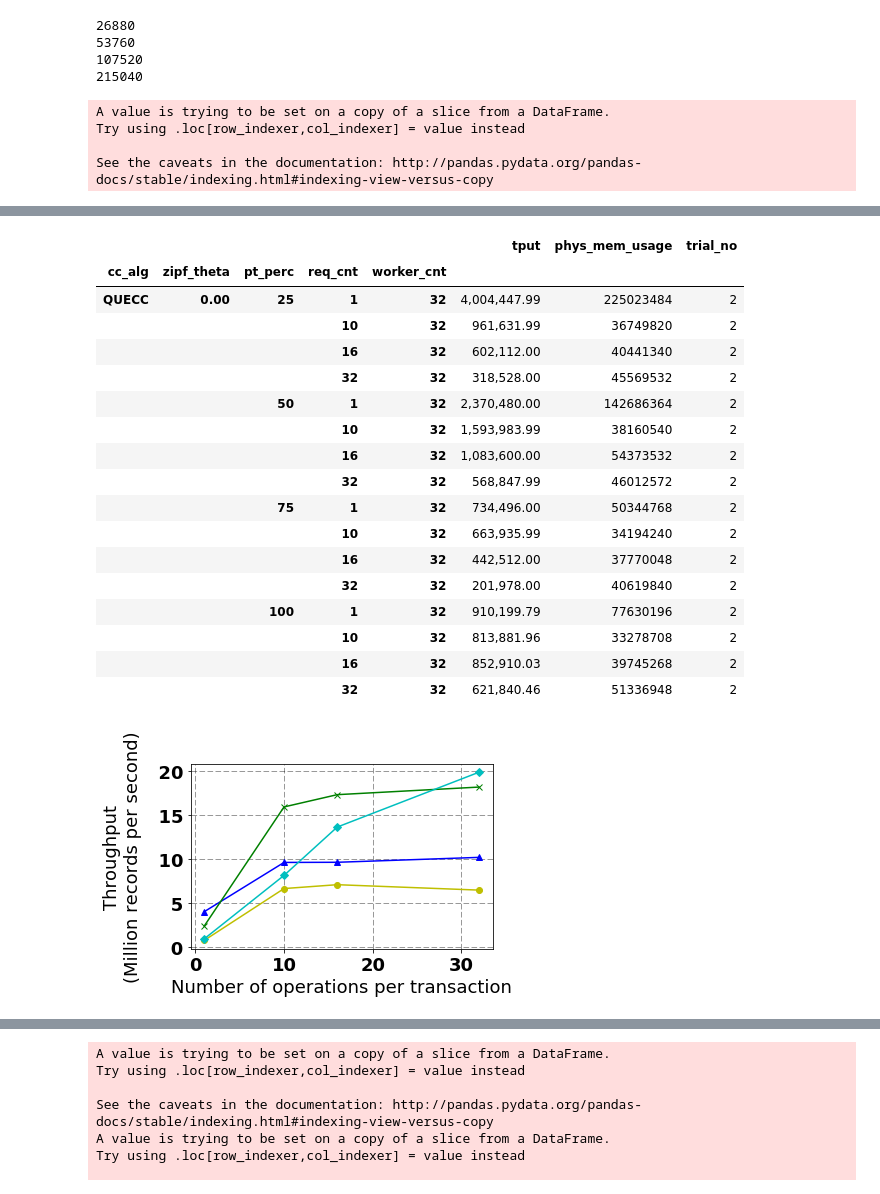
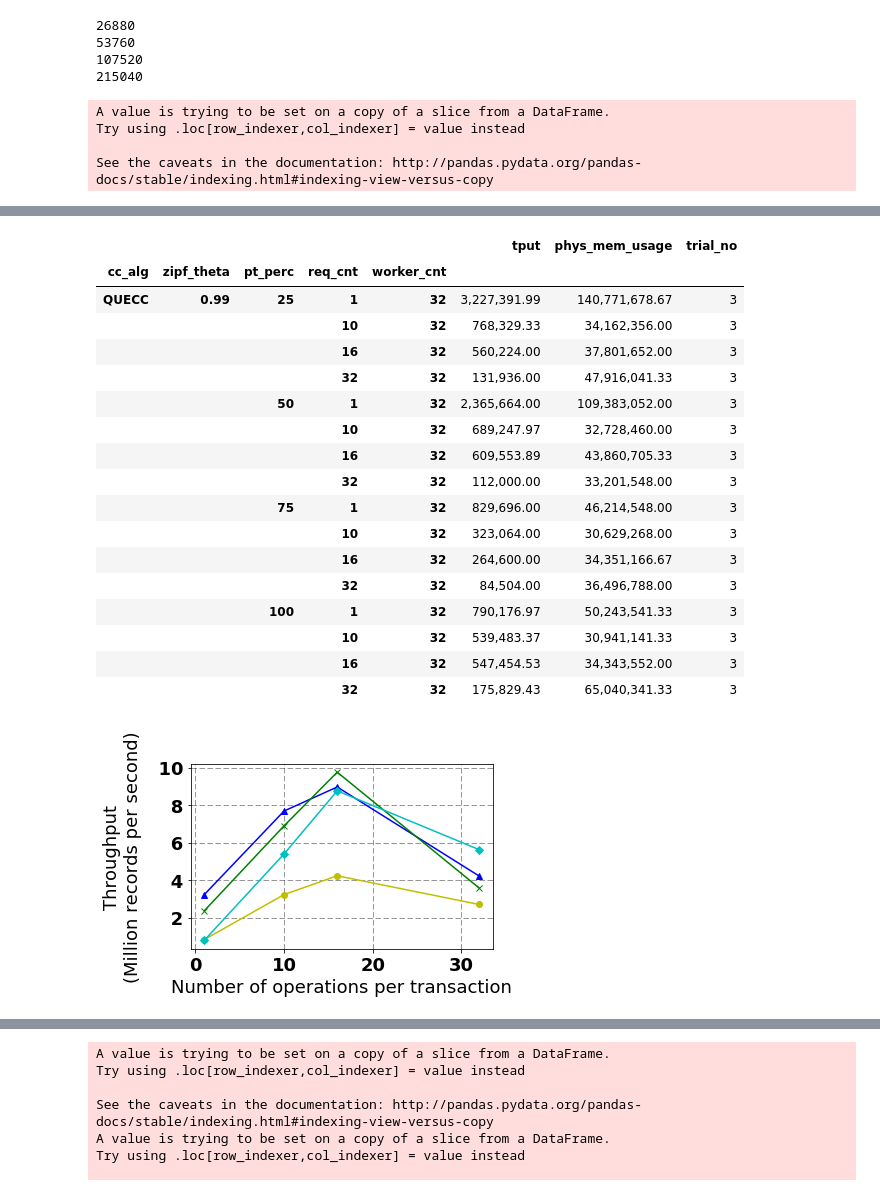
Before and after one commit to qadahtm/deneva, a Jupyter notebook: pynb/QueCC.ipynb, the cells around one changed output, grey strips where cells are left out. Saved outputs shown, nothing was run; the diff lists cells and outputs as text; code cells hidden in the pictures.

```diff
--- a/pynb/QueCC.ipynb
+++ b/pynb/QueCC.ipynb
@@ -53,7 +53,17 @@ fname ='/Users/qadahtm/Dev/halstead/ycsb_wl_8_1Kdb_zt9_strict_1part_reczipf.txt'
 fname ='/Users/qadahtm/Dev/halstead/ycsb_wl_8_1Kdb_zt9_nostrict_mpt100_reczipf.txt'
 
 fname ='/Users/qadahtm/Dev/halstead/deneva_project/deneva/exp_results/txn_files/2Kdb_tpp100_theta0_1.txt'
-fname ='/Users/qadahtm/Dev/halstead/deneva_project/deneva/exp_results/txn_files/2Kdb_tpp100_thetapt99_1.txt'
+fname ='/Users/qadahtm/Dev/halstead/deneva_project/deneva/exp_results/txn_files/2Kdb_tpp100_thetapt99.txt'
+# fname ='/Users/qadahtm/Dev/halstead/deneva_project/deneva/exp_results/txn_files/2Kdb_tpp100_thetapt99_1.txt'
+fname ='/Users/qadahtm/Dev/halstead/deneva_project/deneva/exp_results/txn_files/2Kdb_theta99_zipfwithinpart.txt'
+fname ='/Users/qadahtm/Dev/halstead/deneva_project/deneva/exp_results/txn_files/2Kdb_tpp100_thetapt8_zipfwithinpart.txt'
+# fname ='/Users/qadahtm/Dev/halstead/deneva_project/deneva/exp_results/txn_files/2Kdb_tpp100_thetapt6_zipfwithinpart.txt'
+# fname ='/Users/qadahtm/Dev/halstead/deneva_project/deneva/exp_results/txn_files/2Kdb_tpp100_thetapt2_zipfwithinpart.txt'
+# fname ='/Users/qadahtm/Dev/halstead/deneva_project/deneva/exp_results/txn_files/2Kdb_tpp100_thetapt0_zipfwithinpart.txt'
+
+fname ='/Users/qadahtm/Dev/halstead/deneva_project/deneva/exp_results/txn_files/2Kdb_tpp100_thetapt8_zipfwithinpart_mprpt1_req10.txt'
+# fname ='/Users/qadahtm/Dev/halstead/deneva_project/deneva/exp_results/txn_files/2Kdb_tpp100_thetapt8_zipfwithinpart_mpr0_req10.txt'
+fname ='/Users/qadahtm/Dev/halstead/deneva_project/deneva/exp_results/txn_files/2Kdb_tpp100_thetapt0_zipfwithinpart.txt'
 
 i = 0
 g_max = -1
@@ -340,6 +335,14 @@ def extract_from_file(_fname):
             m = re.search('g_req_per_query\s+(\d+)', cline)
             if m:
                 res['g_req_per_query'] = m.group(1)
+
+            m = re.search('g_txn_write_perc\s+(\d+.\d+)', cline)
+            if m:
+                res['g_txn_write_perc'] = m.group(1)
+
+            m = re.search('g_mpr\s+(\d+.\d+)', cline)
+            if m:
+                res['g_mpr'] = m.group(1)
 
             #extract from Pass
             m = re.search('PASS!,(.+)', cline)
@@ -501,6 +504,8 @@ def parse_directory(directory):
             'commit_strategy':[],
             'batch_size':[],
             'req_cnt':[],
+            'mpr':[],
+            'write_perc':[],
             'pt_perc':[],
             'pt_cnt':[],
             'pt_time':[],
@@ -615,6 +620,8 @@ def parse_directory(directory):
                 data['trial_no'].append(int(trial_num))
                 data['seq_no'].append(int(seq_num))
                 data['req_cnt'].append(int(e_data['g_req_per_query']))
+                data['mpr'].append(float(e_data['g_mpr']))
+                data['write_perc'].append(float(e_data['g_txn_write_perc']))
                 data['zipf_theta'].append('{:.2f}'.format(float(e_data['g_zipf_theta'])))
                 data['fscl10'].append(float(e_data['fscl10']))
                 data['fscl25'].append(float(e_data['fscl25']))
@@ -2586,20 +2665,31 @@ figoutdir = '/Users/qadahtm/Google Drive/MBP2/PhDResearch/QueCC/paper_figs/'
 # outfname = '{}ycsb-req-thetapt99-M64.pdf'.format(figoutdir)
 # outfname = '{}ycsb-req-theta0-M64.pdf'.format(figoutdir)
 
-# outfname = '{}ycsb-req-thetapt99-GS32.pdf'.format(figoutdir)
-outfname = '{}ycsb-req-theta0-GS32.pdf'.format(figoutdir)
+outfname = '{}ycsb-req-thetapt99-GS32.pdf'.format(figoutdir)
+# outfname = '{}ycsb-req-theta0-GS32.pdf'.format(figoutdir)
 
 
-ycsb_quecc_bsize_M64 = "/Users/qadahtm/Dev/halstead/deneva_project/deneva/exp_results/ycsb_ppt50_wp50_theta0_req_GS32"
+ycsb_quecc_req_old= "/Users/qadahtm/Dev/halstead/deneva_project/deneva/exp_results/ycsb_ppt50_wp50_theta0_req_GS32"
+ycsb_quecc_req1 = "/Users/qadahtm/Dev/halstead/deneva_project/deneva/exp_results/ycsb_ppt50_wp50_theta0_req_1_GS32"
+ycsb_quecc_req2 = "/Users/qadahtm/Dev/halstead/deneva_project/deneva/exp_results/ycsb_ppt50_wp50_theta0_req_2_GS32"
+
+
+ycsb_quecc_req1 = "/Users/qadahtm/Dev/halstead/deneva_project/deneva/exp_results/ycsb_ppt50_wp50_thetapt99_req_GS32"
+ycsb_quecc_req2 = "/Users/qadahtm/Dev/halstead/deneva_project/deneva/exp_results/ycsb_ppt50_wp50_thetapt99_req_1_GS32"
+
+
+
 # ycsb_quecc_bsize_M64 = "/Users/qadahtm/Dev/halstead/deneva_project/deneva/exp_results/ycsb_ppt50_wp50_thetapt99_req_GS32"
 
 # ycsb_quecc_bsize_M64 = "/Users/qadahtm/Dev/halstead/deneva_project/deneva/exp_results/ycsb_ppt50_wp50_theta0_req_M64"
 # ycsb_quecc_bsize_M64 = "/Users/qadahtm/Dev/halstead/deneva_project/deneva/exp_results/ycsb_ppt50_wp50_thetapt99_req_M64"
 
 
-ycsb_quecc_bsize_M64 = pd.DataFrame(parse_directory(ycsb_quecc_bsize_M64));
+ycsb_quecc_bsize_M64 = pd.DataFrame(parse_directory(ycsb_quecc_req1));
+ycsb_quecc_bsize_M64 = pd.concat([ycsb_quecc_bsize_M64,pd.DataFrame(parse_directory(ycsb_quecc_req2))]);
+
 ycsb_quecc_bsize_M64 =  ycsb_quecc_bsize_M64[ycsb_quecc_bsize_M64['tput'] != 0]
-ycsb_quecc_bsize_M64 = ycsb_quecc_bsize_M64[ycsb_quecc_bsize_M64['zipf_theta'] == '0.00']
+# ycsb_quecc_bsize_M64 = ycsb_quecc_bsize_M64[ycsb_quecc_bsize_M64['zipf_theta'] == '0.00']
 # ycsb_quecc_bsize_M64 = ycsb_quecc_bsize_M64[ycsb_quecc_bsize_M64['zipf_theta'] == '0.99']
 ycsb_quecc_unpip_M64 = ycsb_quecc_bsize_M64[ycsb_quecc_bsize_M64['pt_perc'] == 100]
 
@@ -2720,23 +2810,23 @@ PT-100%
 0
 1
 2
 3
 |  |  |  |  |  | tput | phys_mem_usage | trial_no |
 | cc_alg | zipf_theta | pt_perc | req_cnt | worker_cnt |  |  |  |
-| QUECC | 0.00 | 25 | 1 | 32 | 4,004,447.99 | 225023484 | 2 |
-|  |  |  | 10 | 32 | 961,631.99 | 36749820 | 2 |
-|  |  |  | 16 | 32 | 602,112.00 | 40441340 | 2 |
-|  |  |  | 32 | 32 | 318,528.00 | 45569532 | 2 |
-|  |  | 50 | 1 | 32 | 2,370,480.00 | 142686364 | 2 |
-|  |  |  | 10 | 32 | 1,593,983.99 | 38160540 | 2 |
-|  |  |  | 16 | 32 | 1,083,600.00 | 54373532 | 2 |
-|  |  |  | 32 | 32 | 568,847.99 | 46012572 | 2 |
-|  |  | 75 | 1 | 32 | 734,496.00 | 50344768 | 2 |
-|  |  |  | 10 | 32 | 663,935.99 | 34194240 | 2 |
-|  |  |  | 16 | 32 | 442,512.00 | 37770048 | 2 |
-|  |  |  | 32 | 32 | 201,978.00 | 40619840 | 2 |
-|  |  | 100 | 1 | 32 | 910,199.79 | 77630196 | 2 |
-|  |  |  | 10 | 32 | 813,881.96 | 33278708 | 2 |
-|  |  |  | 16 | 32 | 852,910.03 | 39745268 | 2 |
-|  |  |  | 32 | 32 | 621,840.46 | 51336948 | 2 |
+| QUECC | 0.99 | 25 | 1 | 32 | 3,227,391.99 | 140,771,678.67 | 3 |
+|  |  |  | 10 | 32 | 768,329.33 | 34,162,356.00 | 3 |
+|  |  |  | 16 | 32 | 560,224.00 | 37,801,652.00 | 3 |
+|  |  |  | 32 | 32 | 131,936.00 | 47,916,041.33 | 3 |
+|  |  | 50 | 1 | 32 | 2,365,664.00 | 109,383,052.00 | 3 |
+|  |  |  | 10 | 32 | 689,247.97 | 32,728,460.00 | 3 |
+|  |  |  | 16 | 32 | 609,553.89 | 43,860,705.33 | 3 |
+|  |  |  | 32 | 32 | 112,000.00 | 33,201,548.00 | 3 |
+|  |  | 75 | 1 | 32 | 829,696.00 | 46,214,548.00 | 3 |
+|  |  |  | 10 | 32 | 323,064.00 | 30,629,268.00 | 3 |
+|  |  |  | 16 | 32 | 264,600.00 | 34,351,166.67 | 3 |
+|  |  |  | 32 | 32 | 84,504.00 | 36,496,788.00 | 3 |
+|  |  | 100 | 1 | 32 | 790,176.97 | 50,243,541.33 | 3 |
+|  |  |  | 10 | 32 | 539,483.37 | 30,941,141.33 | 3 |
+|  |  |  | 16 | 32 | 547,454.53 | 34,343,552.00 | 3 |
+|  |  |  | 32 | 32 | 175,829.43 | 65,040,341.33 | 3 |
-[figure, old version]
+[figure, new version]
```
Also changed, not shown: parts of 20 cells of this notebook, 11 other files.
